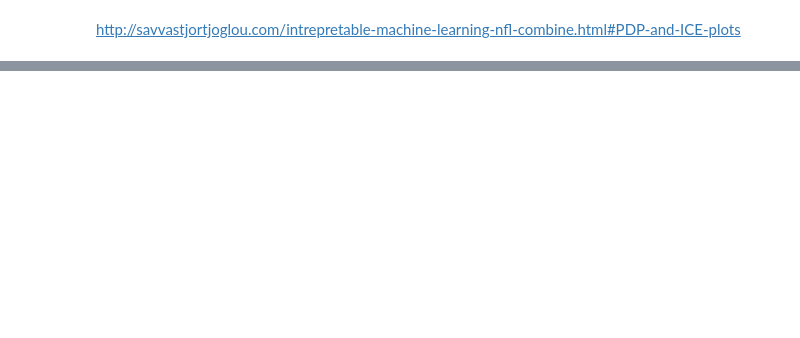
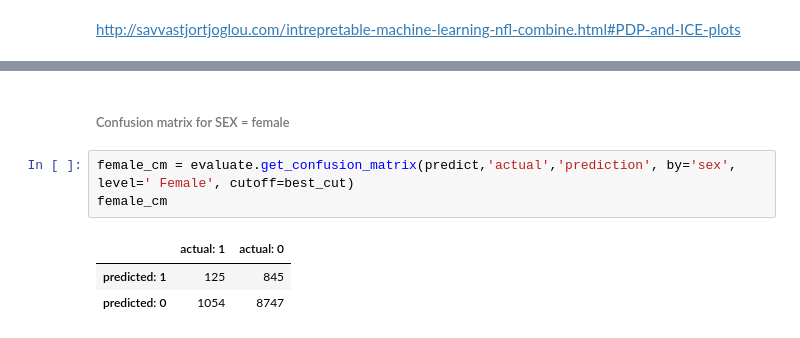
Before and after one commit to avecsally/Discover_Discriminatory_Bias_in_High_Accuracy_Models_Embedded_in_Machine_Learning_Algorithms, a Jupyter notebook: paper.ipynb, the cells around one changed output, grey strips where cells are left out. Cells and saved outputs as stored; diff of their text form; blank space fills up the shorter version.

```diff
--- a/paper.ipynb
+++ b/paper.ipynb
@@ -1008,0 +901,9 @@ http://savvastjortjoglou.com/intrepretable-machine-learning-nfl-combine.html#PDP
+# %% [markdown]
+###### Confusion matrix for SEX = female
+# %%
+female_cm = evaluate.get_confusion_matrix(predict,'actual','prediction', by='sex', level=' Female', cutoff=best_cut)
+female_cm
+# %% [output]
+|  | actual: 1 | actual: 0 |
+| predicted: 1 | 125 | 845 |
+| predicted: 0 | 1054 | 8747 |
```
Also changed, not shown: parts of 63 cells of this notebook.
